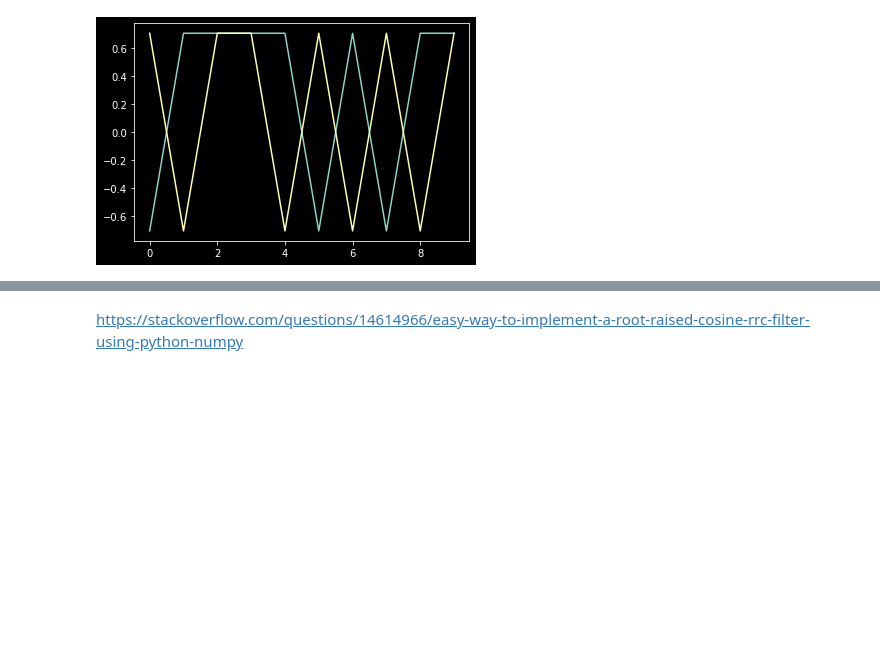
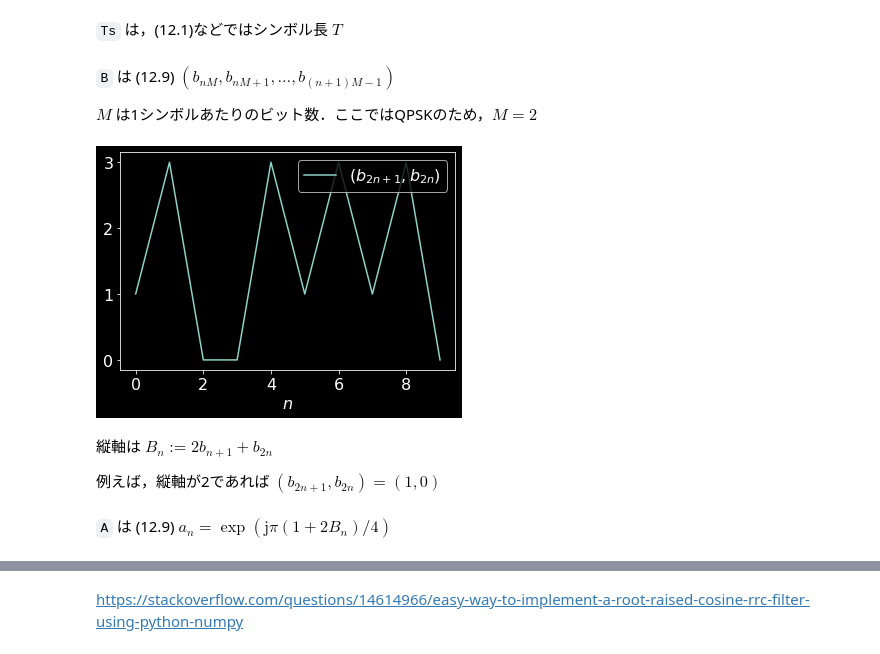
Before and after one commit to kojiyam/denso, a Jupyter notebook: modulation.ipynb, the cells around one changed output, grey strips where cells are left out. Cells and saved outputs as stored; diff of their text form; code cells hidden in the pictures; blank space fills up the shorter version.

```diff
--- a/modulation.ipynb
+++ b/modulation.ipynb
@@ -28,2 +16,4 @@ from commpy.filters import rrcosfilter
+# %% [markdown]
+`Ts` は，(12.1)などではシンボル長 $T$
 # %%
 N = 10  # Number of symbols
@@ -32 +22,21 @@ sampling_rate = 10000 # 音として出力するため
+# %% [markdown]
+
+`B` は (12.9) $ (b_{nM},b_{nM+1},\dots,b_{(n+1)M-1} ) $
+
+$M$ は1シンボルあたりのビット数．ここではQPSKのため，$M=2$
+# %%
+B = np.random.randint(0, 4, N) # 2 bitを表す [0,3] の一様乱数N個．ビット系列 bit sequence
+# %%
+plt.plot(B, label='$(b_{2n+1},b_{2n})$')
+plt.xlabel('$n$')
+plt.legend(loc='upper right')
+plt.show()
+# %% [output]
+[figure, added]
+# %% [markdown]
+縦軸は $ B_n := 2 b_{n+1} + b_{2n} $
+
+例えば，縦軸が2であれば $(b_{2n+1},b_{2n})=(1,0)$
+# %% [markdown]
+`A` は (12.9) $ a_n = \exp(\mathrm{j} \pi (1+2 B_n)/4)$
 # %%
@@ -35,6 +43,0 @@ sQ = np.exp(1j * (1/4 + sB/2) * np.pi) # QPSK
-# %%
-plt.plot(sQ.real)
-plt.plot(sQ.imag)
-plt.show()
-# %% [output]
-[figure, removed]
```
Also changed, not shown: parts of 35 cells of this notebook.
